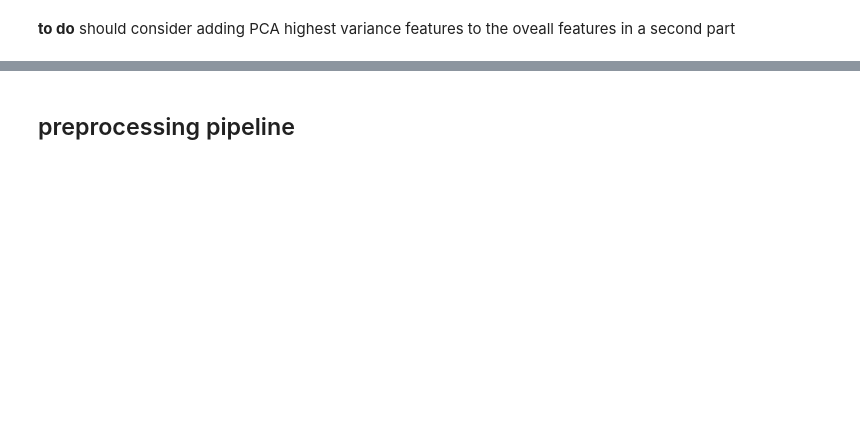
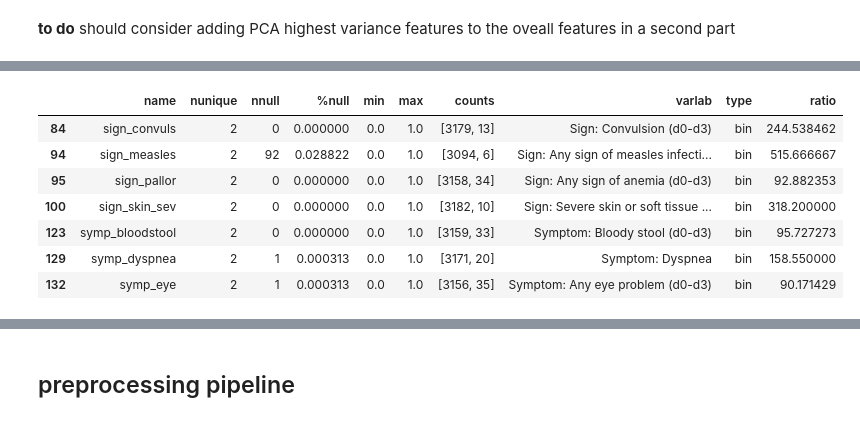
Before and after one commit to theobian/clinicolab, a Jupyter notebook: code/model_comparison.ipynb, the cells around one changed output, grey strips where cells are left out. Drawn from its saved outputs; the diff is of its cells as text; code cells hidden in the pictures; blank space fills up the shorter version.

```diff
--- a/code/model_comparison.ipynb
+++ b/code/model_comparison.ipynb
@@ -101,0 +128,7 @@ data.shape
+# %%
+temp = description[~description.name.isin(
+    list(dem_ward_features_names)\
+    + list(cc_features_names)\
+    +list(lab_features_selected_names)\
+    +list(hist_features_names)
+)]
@@ -101,0 +168,4 @@ data.shape
+# %%
+features_nan_names = temp[temp["%null"]>=0.1].name
+# %%
+temp = temp[~temp.name.isin(list(features_nan_names))]
@@ -101,0 +237,13 @@ data.shape
+# %%
+label_ratio = temp[temp.name==current_label[0]].ratio.values[0]
+features_imbalanced = temp[(temp.ratio>10*label_ratio)|(temp.ratio<1/(10*label_ratio))].name
+temp[(temp.ratio>10*label_ratio)|(temp.ratio<1/(10*label_ratio))]
+# %% [output]
+|  | name | nunique | nnull | %null | min | max | counts | varlab | type | ratio |
+| 84 | sign_convuls | 2 | 0 | 0.000000 | 0.0 | 1.0 | [3179, 13] | Sign: Convulsion (d0-d3) | bin | 244.538462 |
+| 94 | sign_measles | 2 | 92 | 0.028822 | 0.0 | 1.0 | [3094, 6] | Sign: Any sign of measles infecti... | bin | 515.666667 |
+| 95 | sign_pallor | 2 | 0 | 0.000000 | 0.0 | 1.0 | [3158, 34] | Sign: Any sign of anemia (d0-d3) | bin | 92.882353 |
+| 100 | sign_skin_sev | 2 | 0 | 0.000000 | 0.0 | 1.0 | [3182, 10] | Sign: Severe skin or soft tissue ... | bin | 318.200000 |
+| 123 | symp_bloodstool | 2 | 0 | 0.000000 | 0.0 | 1.0 | [3159, 33] | Symptom: Bloody stool (d0-d3) | bin | 95.727273 |
+| 129 | symp_dyspnea | 2 | 1 | 0.000313 | 0.0 | 1.0 | [3171, 20] | Symptom: Dyspnea | bin | 158.550000 |
+| 132 | symp_eye | 2 | 1 | 0.000313 | 0.0 | 1.0 | [3156, 35] | Symptom: Any eye problem (d0-d3) | bin | 90.171429 |
```
Also changed, not shown: parts of 81 cells of this notebook, 40 other files.
